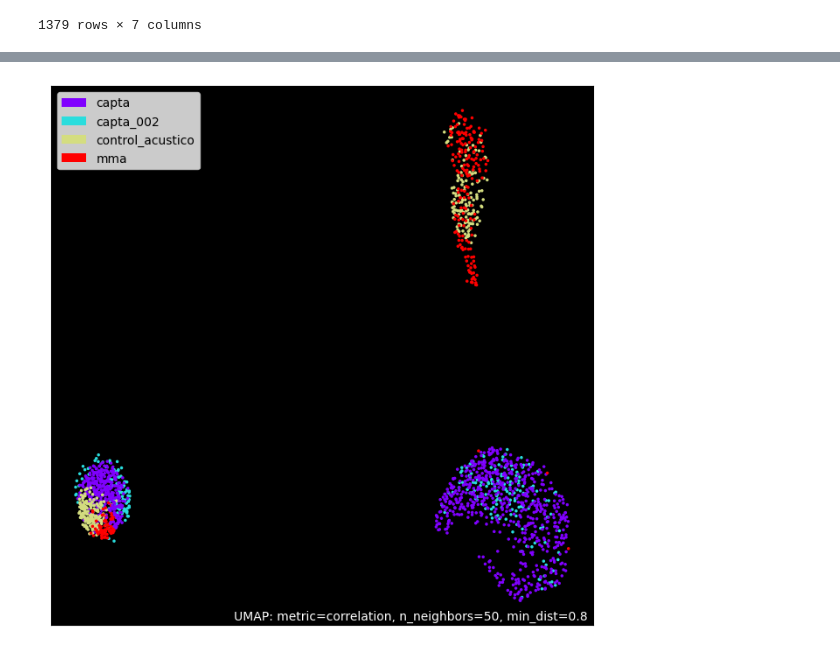
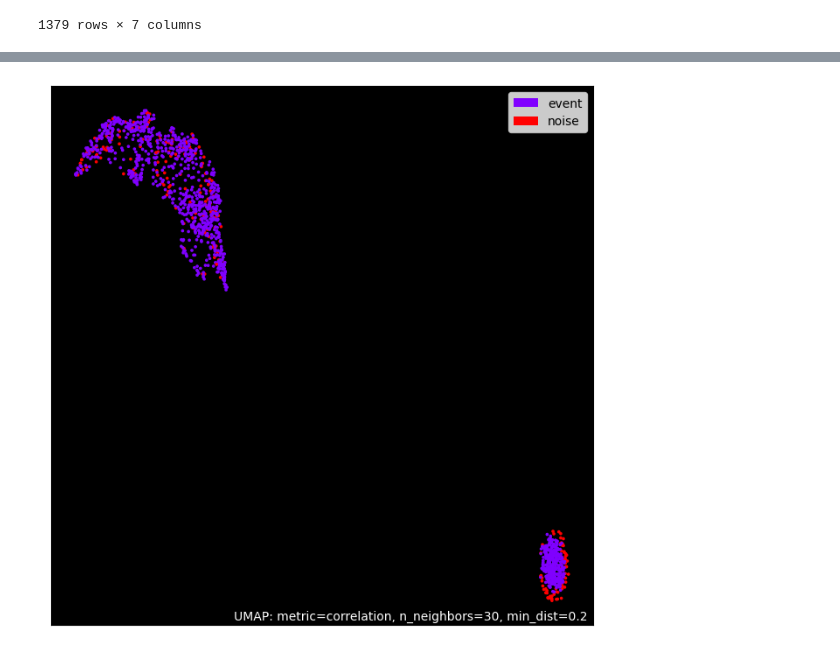
Before and after one commit to vpobleteacustica/fusa_power, a Jupyter notebook: audio_analysis_capta002.ipynb, the cells around one changed output, grey strips where cells are left out. Saved outputs shown, nothing was run; the diff lists cells and outputs as text; code cells hidden in the pictures.

Commit message:
updated capta 002 jpnb

```diff
--- a/audio_analysis_capta002.ipynb
+++ b/audio_analysis_capta002.ipynb
@@ -326,5 +341,5 @@ df = dataframer(stations)
 # %%
-npz_stations = _reader('npz_stations.fusa')
+npz_stations = _reader('npz_stations_capta002.fusa')
 df_npz = dataframer(npz_stations)
 # %%
 frame = [df_npz[0], df_npz[1]]
@@ -355,12 +372,12 @@ big_matrix()
 # %%
-path_bm = '/home/kasparov/Documentos/20190114_vpoblete/20221027_joaquin/fusa_power/stations/umap_capta002/bigmatrix'
-noises = np.load(path_bm + 'big_matrix.npz')
+path_bm = '/home/kasparov/Documentos/20190114_vpoblete/20221027_joaquin/fusa_power/stations/matrix/'
+noises = np.load(path_bm + 'big_matrix_capta002.npz')
 X = noises['arr_0']
-embedding = umap.UMAP(n_neighbors = 50,
-                        min_dist  = 0.8,
+embedding = umap.UMAP(n_neighbors = 30,
+                        min_dist  = 0.2,
                         metric='correlation').fit(X)
 # %%
-umap.plot.points(embedding, labels = data.station_name,theme='fire')
+umap.plot.points(embedding, labels = data.audio_class,theme='fire')
 umap.plot.plt.show()
 # %% [output]
-[figure, old version]
+[figure, new version]
```
Also changed, not shown: parts of 7 cells of this notebook.
